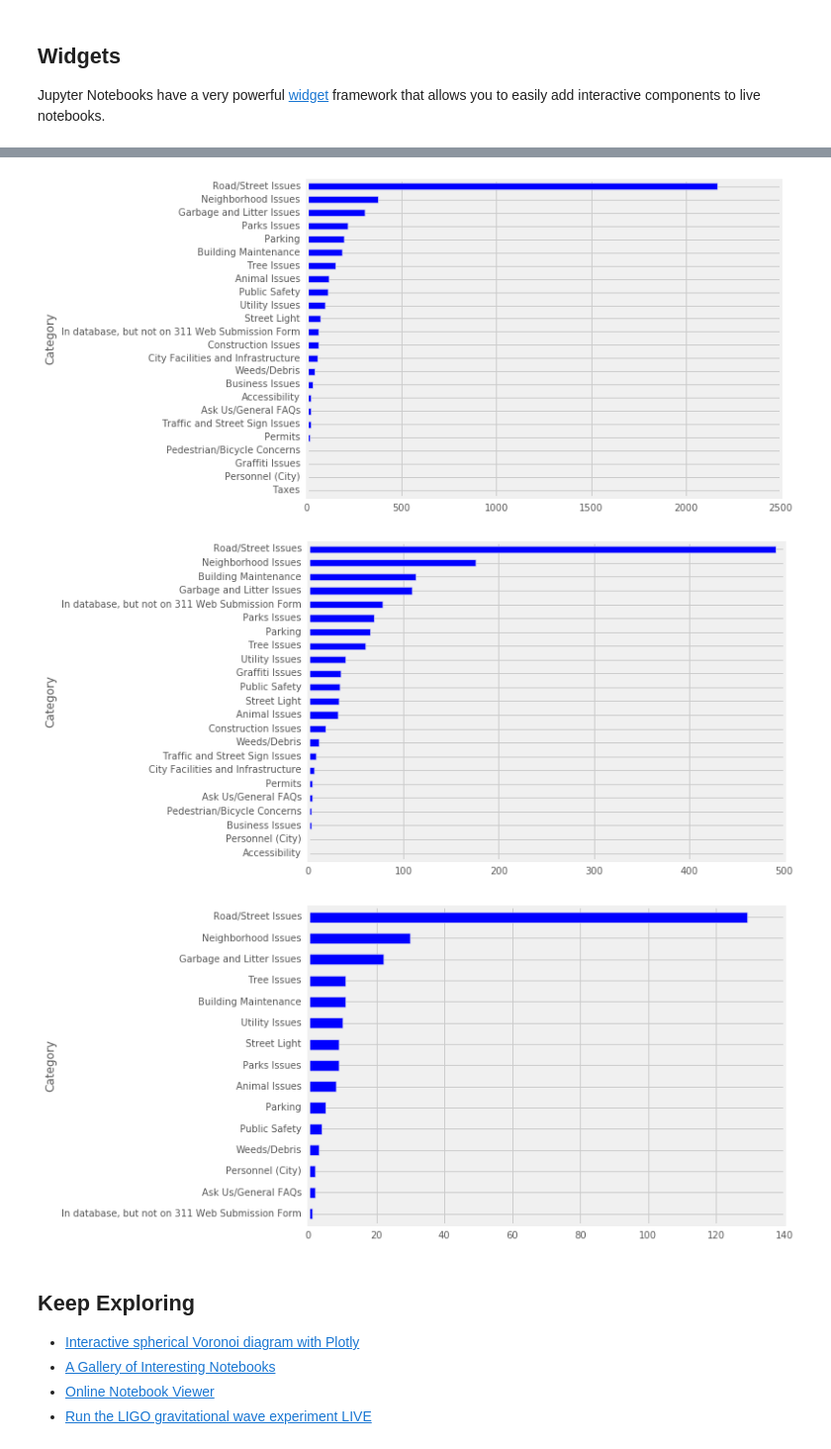
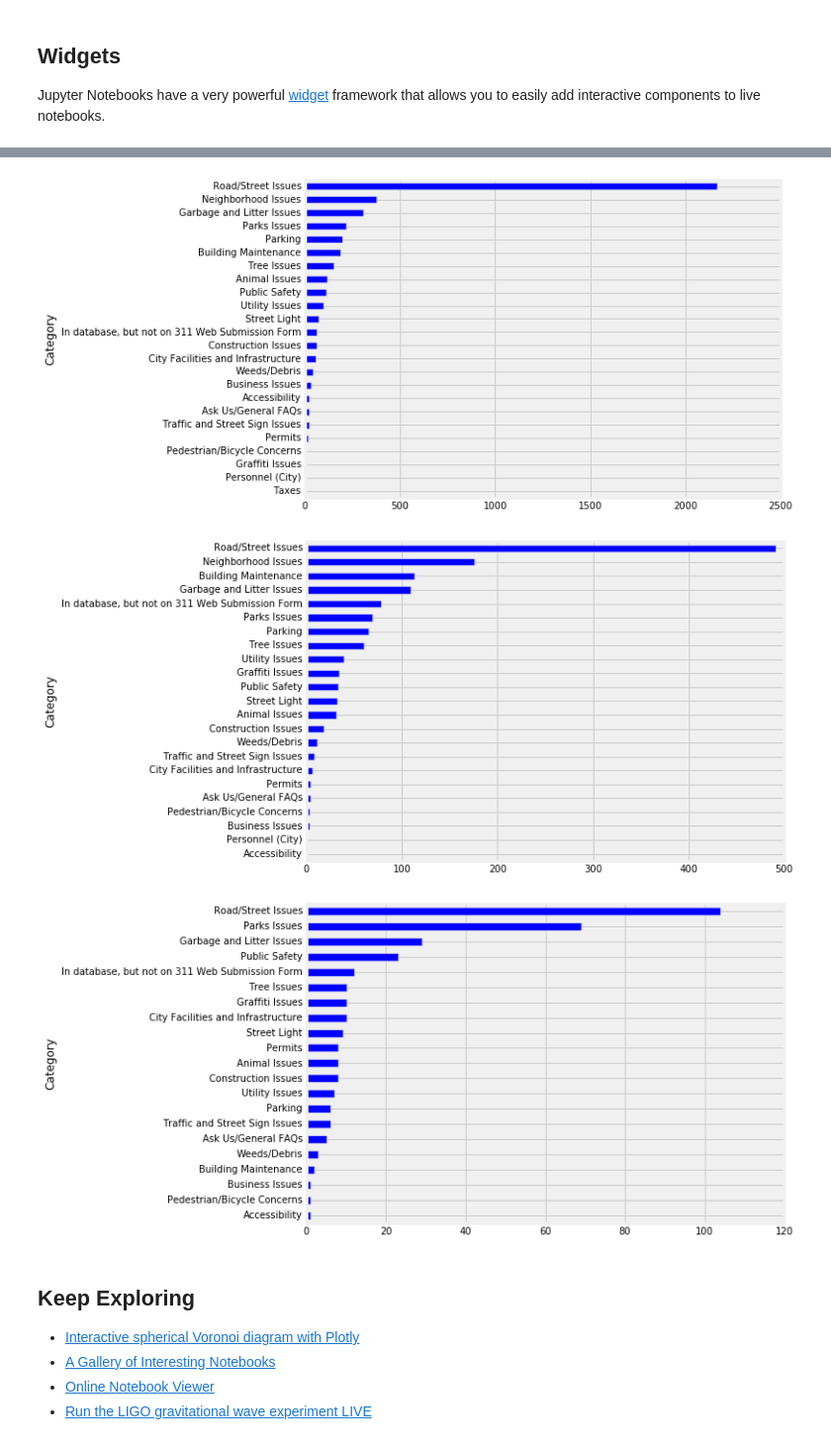
Before and after one commit to DSSatPitt/jupyter-workshop, a Jupyter notebook: pgh-311.ipynb, the cells around one changed output, grey strips where cells are left out. Shown at 99% size. Cells and saved outputs as stored; diff of their text form; code cells hidden in the pictures.

```diff
--- a/pgh-311.ipynb
+++ b/pgh-311.ipynb
@@ -162,7 +162,7 @@ merged_311_data.head()
 | 4 | 91820 | 100611 | 2016-08-29 16:01:00 | Sewers | Call Center | Pittsburgh Water and Sewer Authority | Squirrel Hill South | ... |
 # %%
 # now group each request by their Category
-grouped_by_type = merged_data.groupby(merged_311_data.Category)
+grouped_by_type = merged_311_data.groupby(merged_311_data.Category)
 size = grouped_by_type.size()
 size
 # %% [output]
@@ -204,7 +204,7 @@ size.sort_values().plot(kind='barh', figsize=(8,10))
 Thankfully, the 311 data from the WPRDC already includes neighborhood information for each request in the NEIGHBORHOOD column. We can take advantage of this to filter and count requests by neighborhood.
 # %%
 
-merged_311_data.groupby(merged_data.NEIGHBORHOOD).size().sort_values(inplace=False,
+merged_311_data.groupby(merged_311_data.NEIGHBORHOOD).size().sort_values(inplace=False,
                                                          ascending=False)
 # %% [output]
 NEIGHBORHOOD
@@ -227,7 +227,7 @@ dtype: int64
 # %% [markdown]
 In GRAPH form
 # %%
-merged_311_data.groupby(merged_data.NEIGHBORHOOD).size().sort_values(inplace=False,
+merged_311_data.groupby(merged_311_data.NEIGHBORHOOD).size().sort_values(inplace=False,
                                                          ascending=True).plot(kind="barh", figsize=(10,20))
 # %% [output]
 <matplotlib.axes._subplots.AxesSubplot at 0x...>
@@ -244,7 +244,7 @@ Jupyter Notebooks have a very powerful [widget](https://github.com/ipython/ipywi
 # create a function that generates a chart of requests per neighborhood
 def issues_by_neighborhood(neighborhood):
     """Generates a plot of issue categories by neighborhood"""
-    grouped_by_type = merged_data[merged_data['NEIGHBORHOOD'] == neighborhood].groupby(merged_data.Category)
+    grouped_by_type = merged_311_data[merged_311_data['NEIGHBORHOOD'] == neighborhood].groupby(merged_311_data.Category)
     size = grouped_by_type.size().sort_values()
     size.plot(kind='barh', figsize=(8,6))
 # %%
@@ -254,22 +254,22 @@ issues_by_neighborhood('Greenfield')
 # %%
 issues_by_neighborhood('Brookline')
 # %% [output]
-[figure, old version]
+[figure, new version]
 # %%
 issues_by_neighborhood('Garfield')
 # %% [output]
-[figure, old version]
+[figure, new version]
 # %%
 from ipywidgets import interact
 
 @interact(hood=sorted(list(pd.Series(three11s.NEIGHBORHOOD.unique()).dropna())))
 def issues_by_neighborhood(hood):
     """Generates a plot of issue categories by neighborhood"""
-    grouped_by_type = merged_data[merged_data['NEIGHBORHOOD'] == hood].groupby(merged_data.Category)
+    grouped_by_type = merged_311_data[merged_311_data['NEIGHBORHOOD'] == hood].groupby(merged_311_data.Category)
     size = grouped_by_type.size().sort_values()
     size.plot(kind='barh',figsize=(8,6))
 # %% [output]
-[figure, old version]
+[figure, new version]
 # %% [markdown]
 ## Keep Exploring
 
```
Also changed, not shown: parts of 6 cells of this notebook.
